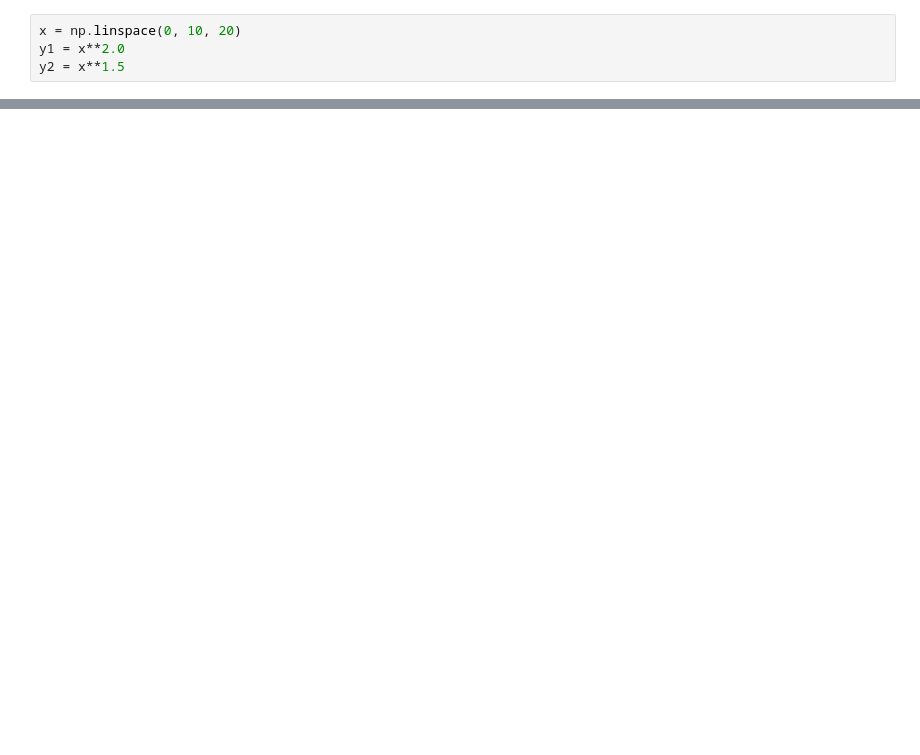
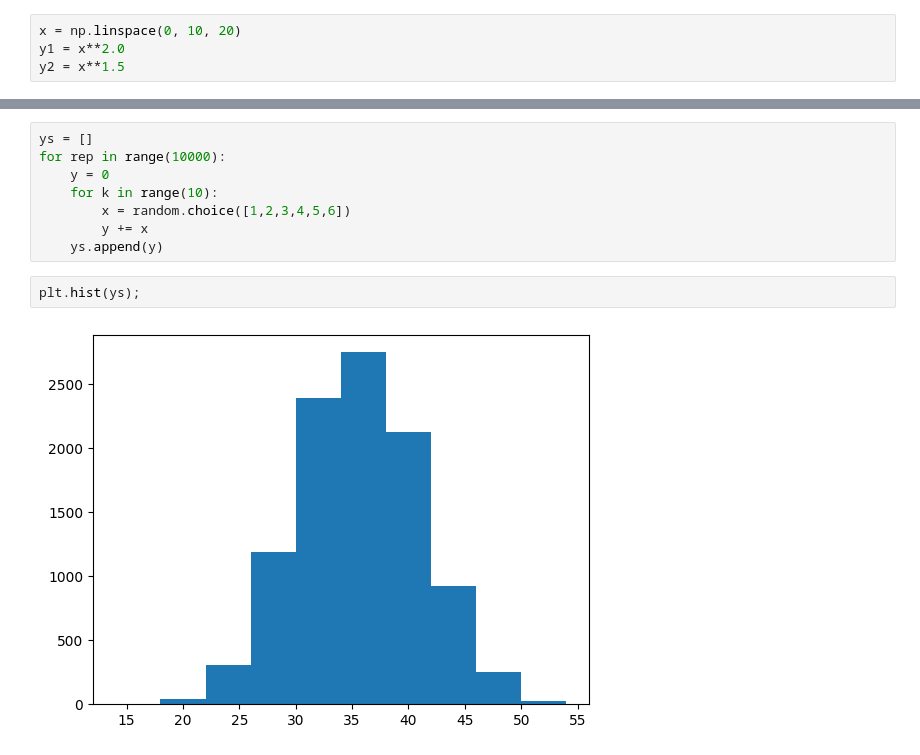
Before and after one commit to GiancarloNicolof/Using-Python-for-Research, a Jupyter notebook: Playground.ipynb, the cells around one changed output, grey strips where cells are left out. Cells and saved outputs as stored; diff of their text form; blank space fills up the shorter version.

```diff
--- a/Playground.ipynb
+++ b/Playground.ipynb
@@ -120,0 +125,12 @@ plt.hist(x, bins=30, density=True, cumulative=True, histtype="step");
+# %%
+ys = []
+for rep in range(10000):
+    y = 0
+    for k in range(10):
+        x = random.choice([1,2,3,4,5,6])
+        y += x
+    ys.append(y)
+# %%
+plt.hist(ys);
+# %% [output]
+[figure, added]
```
Also changed, not shown: parts of 16 cells of this notebook.
